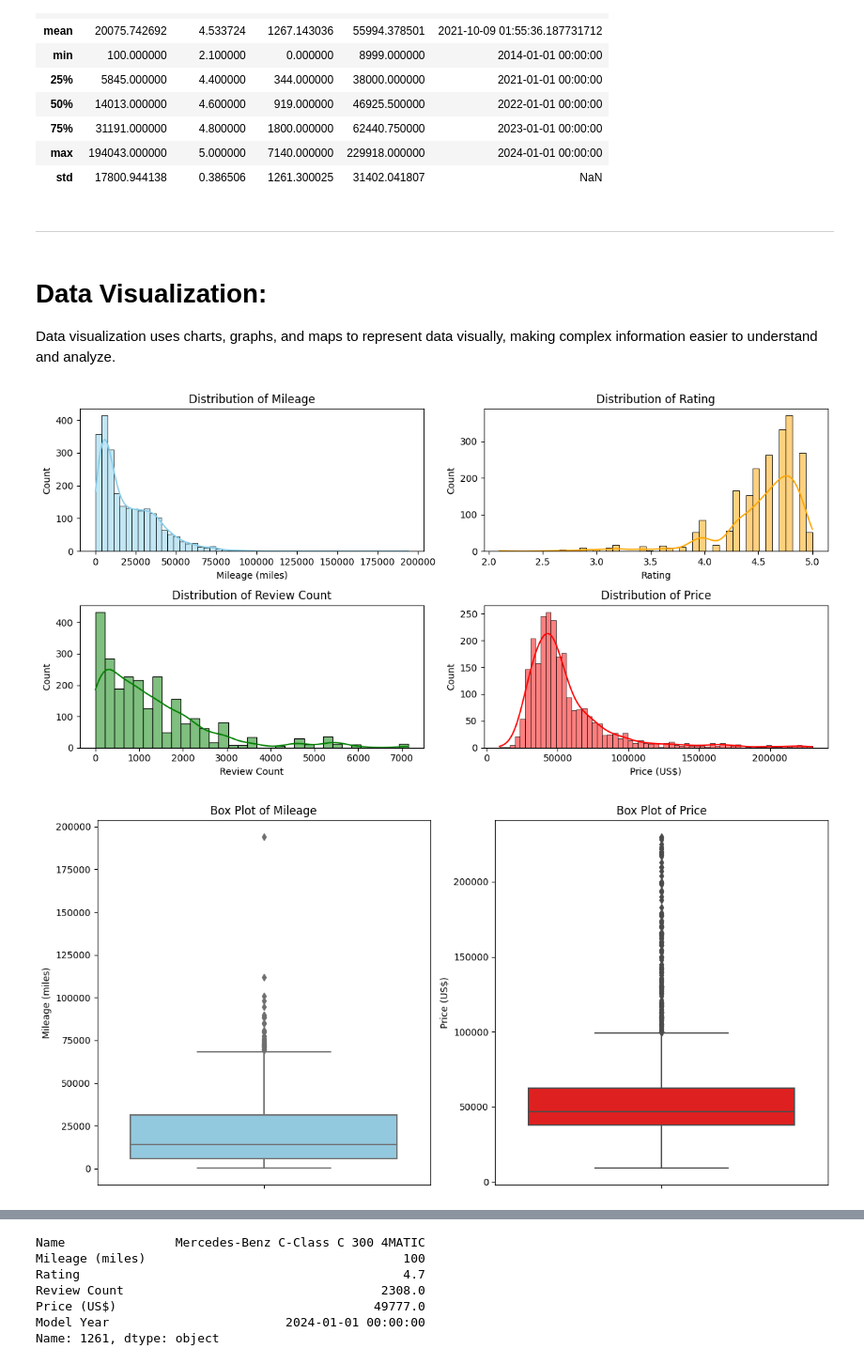
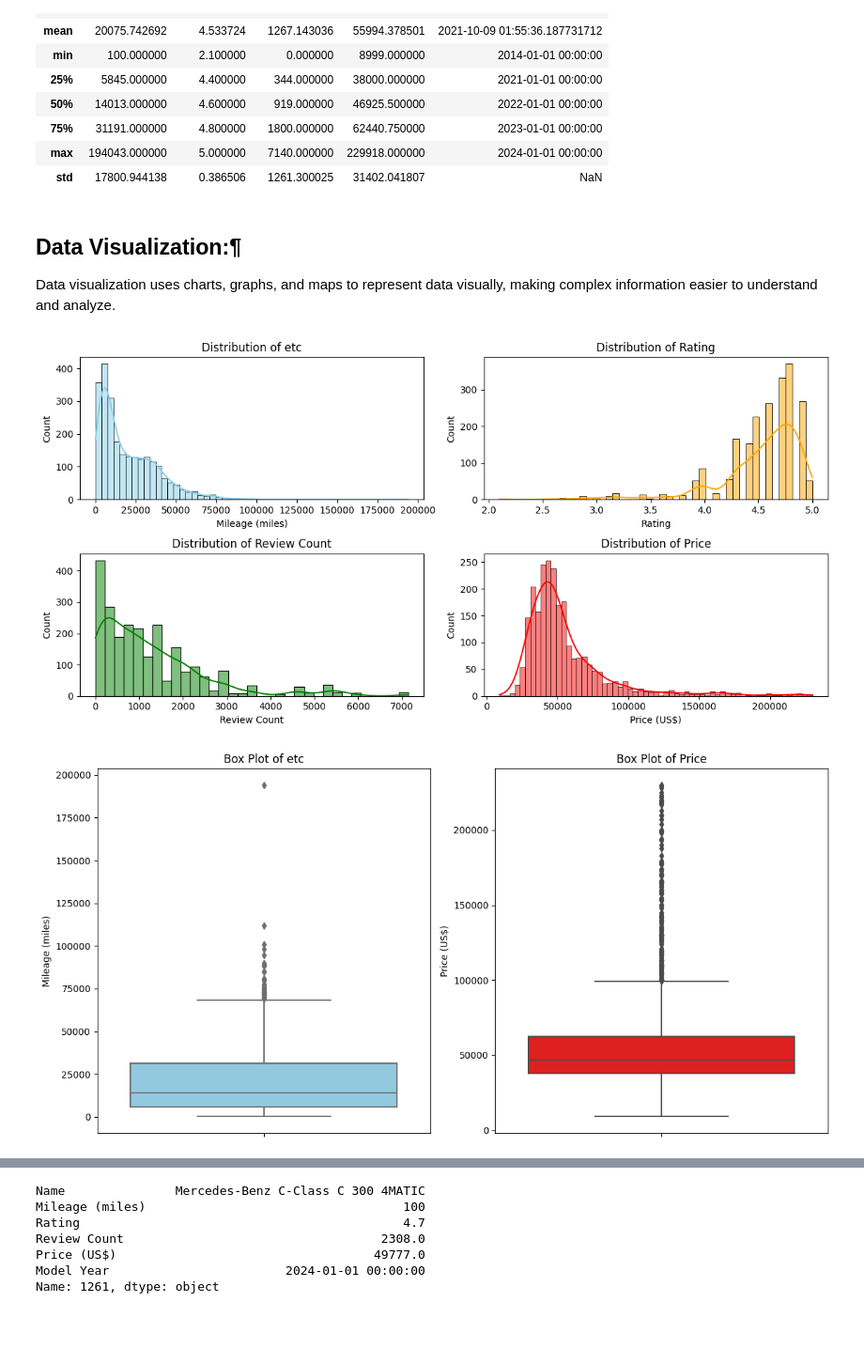
Before and after one commit to asifshigri12/Data-Analysis, a Jupyter notebook: mercedes-benz-prices-analysis-for-us.ipynb, the cells around one changed output, grey strips where cells are left out. Shown: that part at 94% size. Cells and saved outputs as stored; diff of their text form; code cells hidden in the pictures; blank space fills up the shorter version.

Commit message:
Kaggle Notebook | Mercedes Benz Prices Analysis for US Market | Version 2

```diff
--- a/mercedes-benz-prices-analysis-for-us.ipynb
+++ b/mercedes-benz-prices-analysis-for-us.ipynb
@@ -43,3 +36,3 @@ for dirname, _, filenames in os.walk('/kaggle/input'):
 # %%
-df = pd.read_csv("/kaggle/input/usa_mercedes_benz_prices.csv")
+df = pd.read_csv('/kaggle/input/usa-mercedes-benz-prices-dataset/usa_mercedes_benz_prices.csv')
 # %% [markdown]
@@ -249,20 +239,17 @@ df.describe()
 | 75% | 31191.000000 | 4.800000 | 1800.000000 | 62440.750000 | 2023-01-01 00:00:00 |
 | max | 194043.000000 | 5.000000 | 7140.000000 | 229918.000000 | 2024-01-01 00:00:00 |
 | std | 17800.944138 | 0.386506 | 1261.300025 | 31402.041807 | NaN |
-# %% [markdown]
-_____
 # %% [markdown]
-# Data Visualization:
+## Data Visualization:¶
 Data visualization uses charts, graphs, and maps to represent data visually, making complex information easier to understand and analyze.
 # %%
-
 # Suppress FutureWarning about use_inf_as_na
 pd.set_option('mode.use_inf_as_na', True)
 # Histograms
 plt.figure(figsize=(12, 6))
 plt.subplot(2, 2, 1)
 sns.histplot(df['Mileage (miles)'], kde=True, color='skyblue')
-plt.title('Distribution of Mileage')
+plt.title('Distribution of etc')
 
 plt.subplot(2, 2, 2)
 sns.histplot(df['Rating'], kde=True, color='orange')
@@ -277,34 +264,34 @@ sns.histplot(df['Price (US$)'], kde=True, color='red')
 plt.title('Distribution of Price')
 
 plt.tight_layout()
 plt.show()
 
 # Box Plots
 plt.figure(figsize=(12, 6))
 plt.subplot(1, 2, 1)
 sns.boxplot(y='Mileage (miles)', data=df, color='skyblue')
-plt.title('Box Plot of Mileage')
+plt.title('Box Plot of etc')
 
 plt.subplot(1, 2, 2)
 sns.boxplot(y='Price (US$)', data=df, color='red')
 plt.title('Box Plot of Price')
 
 plt.tight_layout()
 plt.show()
 
 # Scatter Plot
 plt.figure(figsize=(8, 6))
 sns.scatterplot(x='Mileage (miles)', y='Price (US$)', data=df, hue='Model Year')
-plt.title('Scatter Plot of Mileage vs Price')
+plt.title('Scatter Plot of etc vs Price')
 plt.show()
 
 # Bar Plot
 plt.figure(figsize=(10, 6))
 sns.countplot(y='Model Year', data=df, palette='viridis')
 plt.title('Count of Cars by Model Year')
 plt.xlabel('Count')
 plt.ylabel('Model Year')
 plt.show()
 # %% [output]
-[figure, old version]
+[figure, new version]
-[figure, old version]
+[figure, new version]
```
Also changed, not shown: parts of 25 cells of this notebook.
